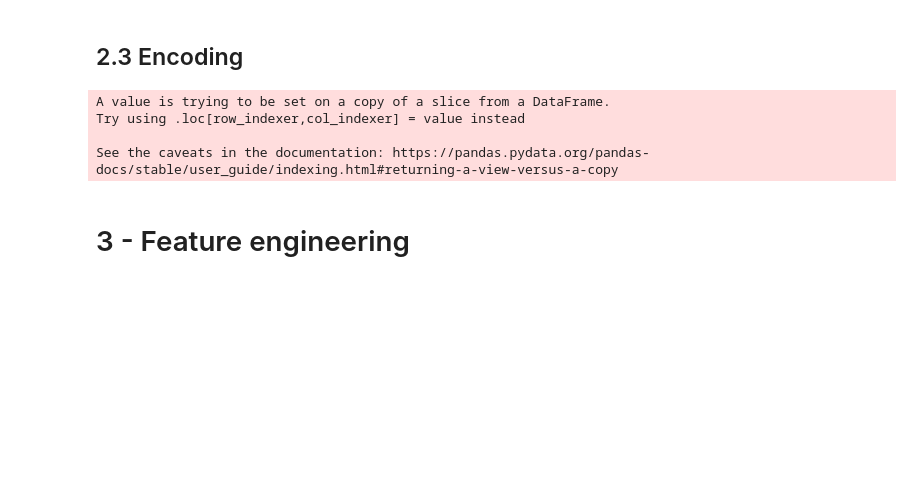
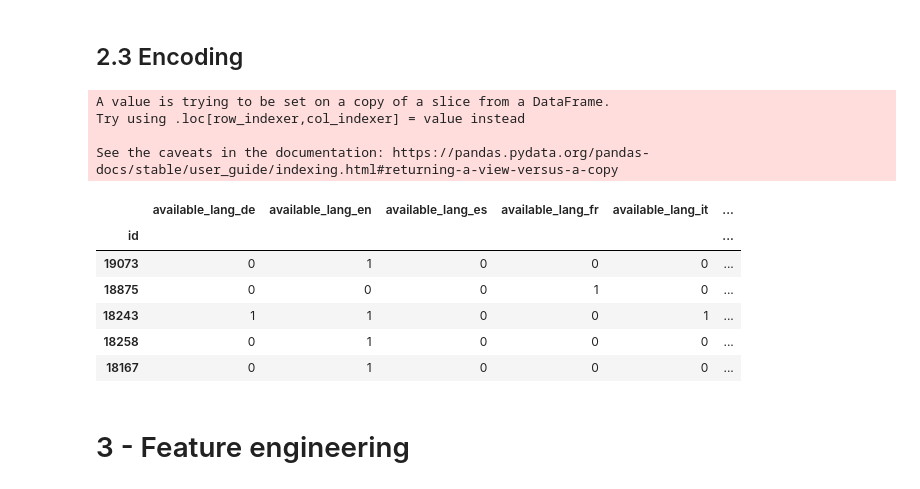
Before and after one commit to artefactory/french-box-office, a Jupyter notebook: notebooks/session4/solutions.ipynb, the cells around one changed output. Cells and saved outputs as stored; diff of their text form; code cells hidden in the pictures; blank space fills up the shorter version.

```diff
--- a/notebooks/session4/solutions.ipynb
+++ b/notebooks/session4/solutions.ipynb
@@ -420,6 +441,16 @@ mlb = MultiLabelBinarizer()
 df_country = pd.DataFrame(mlb.fit_transform(data_final['production_countries']), columns=mlb.classes_,
                           index=data_final.index)
 df_country.columns = ['prod_' + col for col in df_country.columns]
+# %%
+df_lang.head()
+# %% [output]
+|  | available_lang_de | available_lang_en | available_lang_es | available_lang_fr | available_lang_it | ... |
+| id |  |  |  |  |  | ... |
+| 19073 | 0 | 1 | 0 | 0 | 0 | ... |
+| 18875 | 0 | 0 | 0 | 1 | 0 | ... |
+| 18243 | 1 | 1 | 0 | 0 | 1 | ... |
+| 18258 | 0 | 1 | 0 | 0 | 0 | ... |
+| 18167 | 0 | 1 | 0 | 0 | 0 | ... |
 # %%
 # Merge encoded dataframes and store it into a new dataframe named data_final
 # Hint: you can use the merge function from pandas, pd.merge(), check documentation to see how to use it
```
Also changed, not shown: parts of 20 cells of this notebook, 1 other file.
